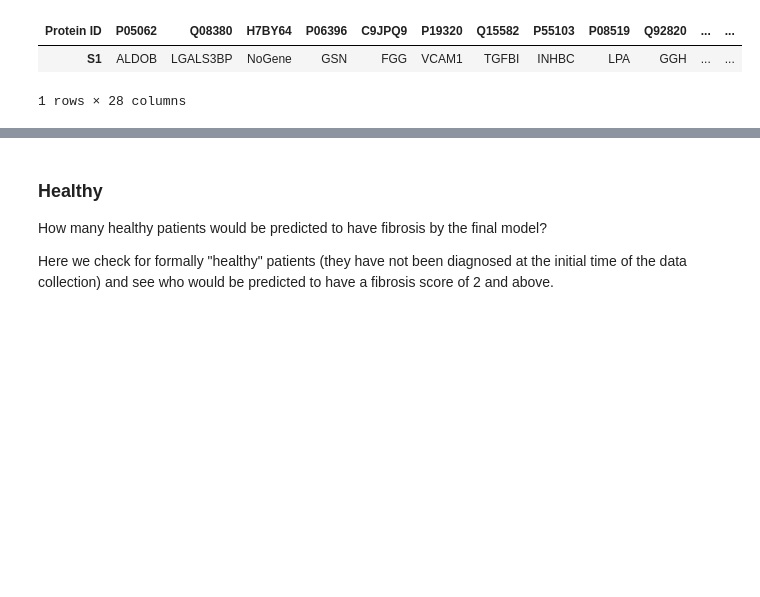
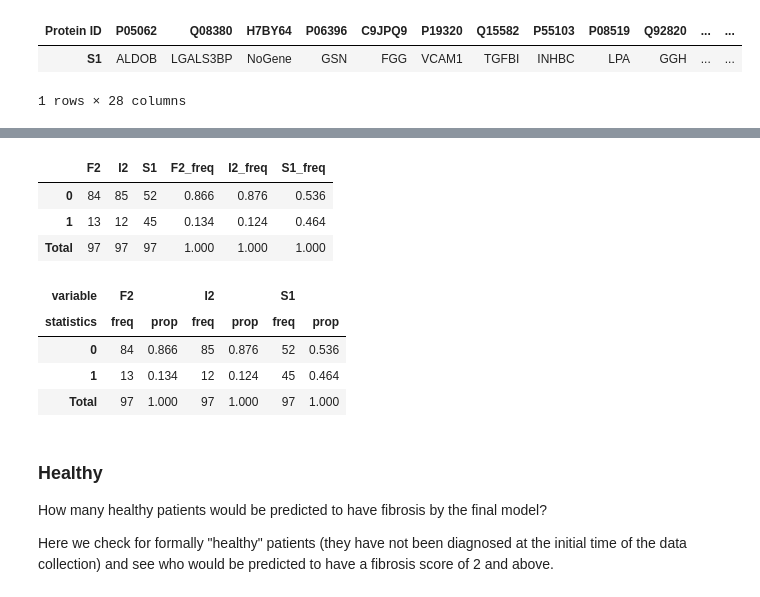
Before and after one commit to llniu/ALD-study, a Jupyter notebook: ald_analysis_hw.ipynb, the cells around one changed output, grey strips where cells are left out. Cells and saved outputs as stored; diff of their text form; code cells hidden in the pictures; blank space fills up the shorter version.

Commit message:
extend final predictions, results tables, write

```diff
--- a/ald_analysis_hw.ipynb
+++ b/ald_analysis_hw.ipynb
@@ -2352,0 +2377,13 @@ at_risk_pred.loc[at_risk_pred['F2']==1]
+# %%
+def highlight_surpassed_score(val):
+    """
+    Takes a scalar and returns a string with
+    the css property `'color: red'` for floats smaller
+    equal to 0.05
+    """
+    color = 'yellow' if val >= 0.5 else None
+    return f'background-color: {color}'
+# %%
+at_risk_score = at_risk_score.sort_values(by=list(at_risk_score.columns), ascending=False).style.applymap(highlight_surpassed_score)
+at_risk_pred = at_risk_pred.loc[at_risk_score.index]
+at_risk_pred.head()
@@ -2353,3 +2398,43 @@ at_risk_pred.loc[at_risk_pred['F2']==1]
+# %%
+def build_results_table(predictions:pd.DataFrame, dropna=True):
+    """Convert a table of predicitons (for several columns) into a result table."""
+    predictions_tab = combine_value_counts(predictions)
+    predictions_tab = predictions_tab.join(combine_value_counts(predictions, dropna=dropna) / len(predictions), rsuffix='_freq')
+    predictions_tab.loc['Total'] = predictions_tab.sum()
+    return predictions_tab.convert_dtypes()
+
+at_risk_results_tab  = build_results_table(at_risk_pred)
+at_risk_results_tab
+# %% [output]
+|  | F2 | I2 | S1 | F2_freq | I2_freq | S1_freq |
+| 0 | 84 | 85 | 52 | 0.866 | 0.876 | 0.536 |
+| 1 | 13 | 12 | 45 | 0.134 | 0.124 | 0.464 |
+| Total | 97 | 97 | 97 | 1.000 | 1.000 | 1.000 |
+# %%
+# ToDo: move to src (replace index building in cross_validation._get_cv_means)
+def build_two_level_index(initial_columns, present_key='freq', added_key='prop'):
+    """Build a custom multi-index object for data. The initial columns to build the
+    data object are passed along the key describing the intial data and added information by
+    a second key. Could be generalized to work with any number of keys."""
+    column_map = []
+    for x in initial_columns:
+        column_map += [x, x + '_freq']
+
+    levels = [initial_columns, [present_key, added_key]]
+    multi_index = pd.MultiIndex.from_product(
+        levels, names=['variable', 'statistics'])
+    return column_map, multi_index
+
+column_map, multi_index = build_two_level_index(initial_columns=at_risk_pred.columns)
+at_risk_results_tab = at_risk_results_tab[column_map]
+at_risk_results_tab.columns = multi_index
+at_risk_results_tab
+# %% [output]
+| variable | F2 |  | I2 |  | S1 |  |
+| statistics | freq | prop | freq | prop | freq | prop |
+| 0 | 84 | 0.866 | 85 | 0.876 | 52 | 0.536 |
+| 1 | 13 | 0.134 | 12 | 0.124 | 45 | 0.464 |
+| Total | 97 | 1.000 | 97 | 1.000 | 97 | 1.000 |
 # %% [markdown]
 ### Healthy
 
```
Also changed, not shown: parts of 28 cells of this notebook.
